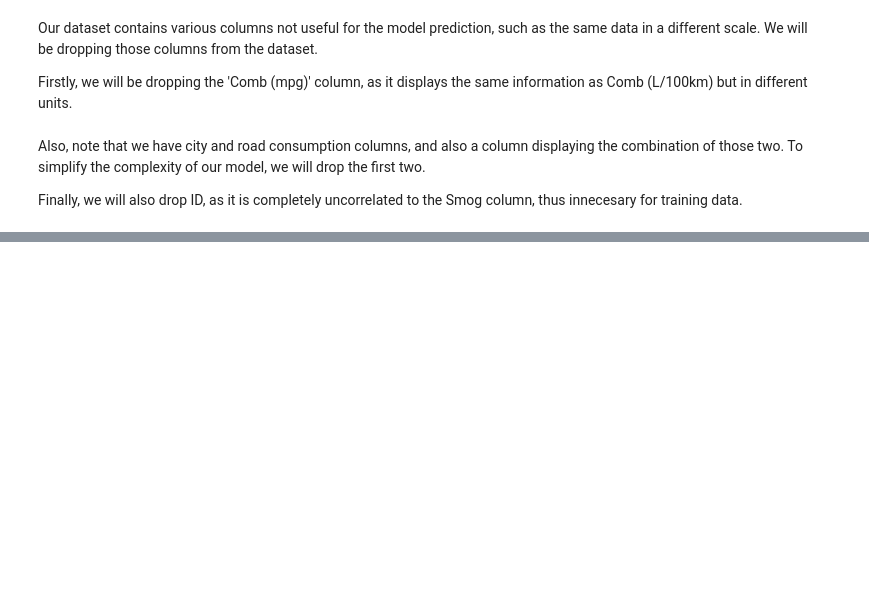
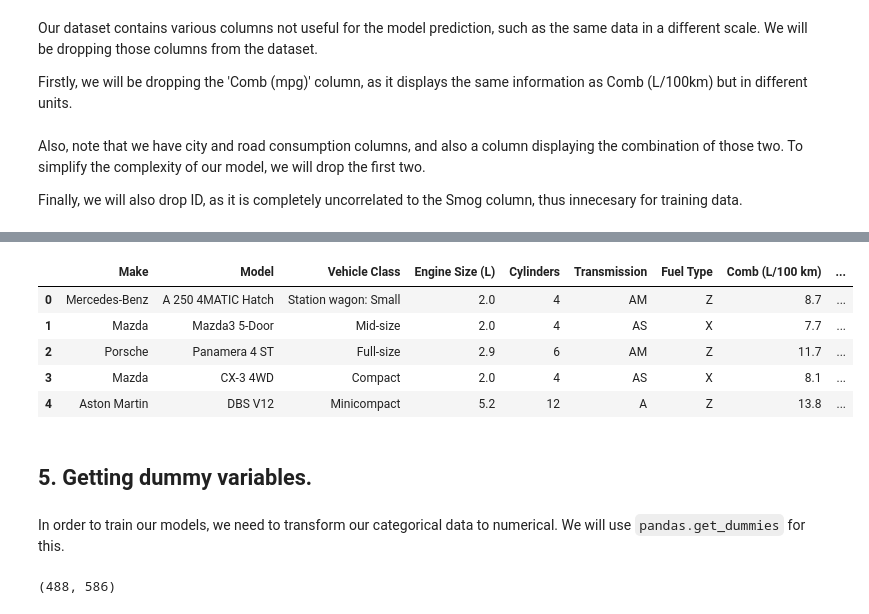
Before and after one commit to Kraslo/APAU_SMOG_PREDICTION_3RDGROUP, a Jupyter notebook: codigo/preprocessing.ipynb, the cells around one changed output, grey strips where cells are left out. Cells and saved outputs as stored; diff of their text form; code cells hidden in the pictures; blank space fills up the shorter version.

```diff
--- a/codigo/preprocessing.ipynb
+++ b/codigo/preprocessing.ipynb
@@ -129,0 +189,17 @@ train.head()
+# %%
+train.head()
+# %% [output]
+|  | Make | Model | Vehicle Class | Engine Size (L) | Cylinders | Transmission | Fuel Type | Comb (L/100 km) | ... |
+| 0 | Mercedes-Benz | A 250 4MATIC Hatch | Station wagon: Small | 2.0 | 4 | AM | Z | 8.7 | ... |
+| 1 | Mazda | Mazda3 5-Door | Mid-size | 2.0 | 4 | AS | X | 7.7 | ... |
+| 2 | Porsche | Panamera 4 ST | Full-size | 2.9 | 6 | AM | Z | 11.7 | ... |
+| 3 | Mazda | CX-3 4WD | Compact | 2.0 | 4 | AS | X | 8.1 | ... |
+| 4 | Aston Martin | DBS V12 | Minicompact | 5.2 | 12 | A | Z | 13.8 | ... |
+# %% [markdown]
+## 5. Getting dummy variables.
+# %% [markdown]
+In order to train our models, we need to transform our categorical data to numerical. We will use `pandas.get_dummies` for this.
+# %%
+len(train['Model'].unique()), len(train.drop_duplicates())
+# %% [output]
+(488, 586)
```
Also changed, not shown: parts of 23 cells of this notebook.
